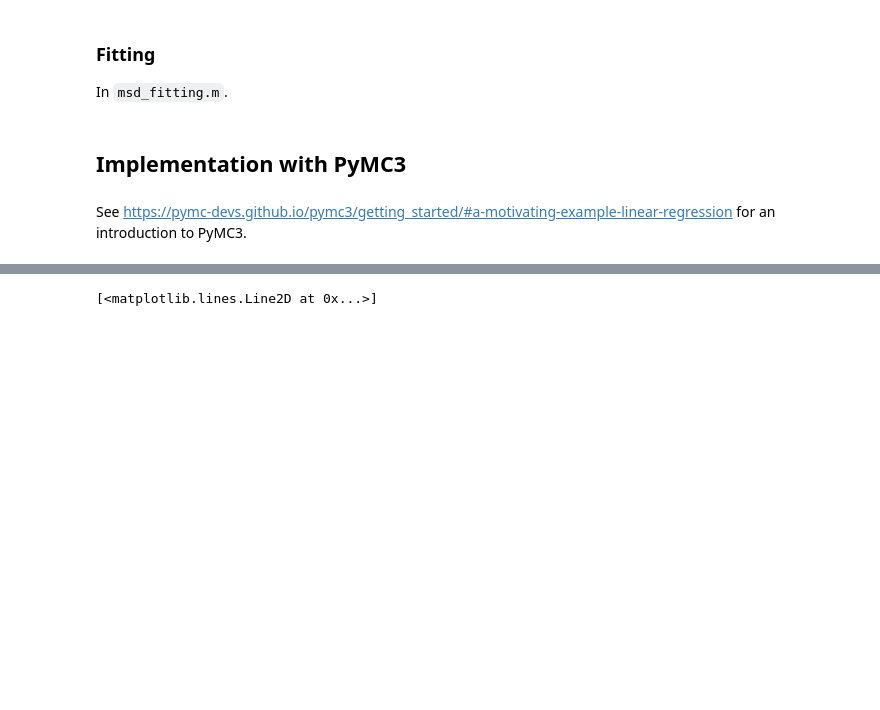
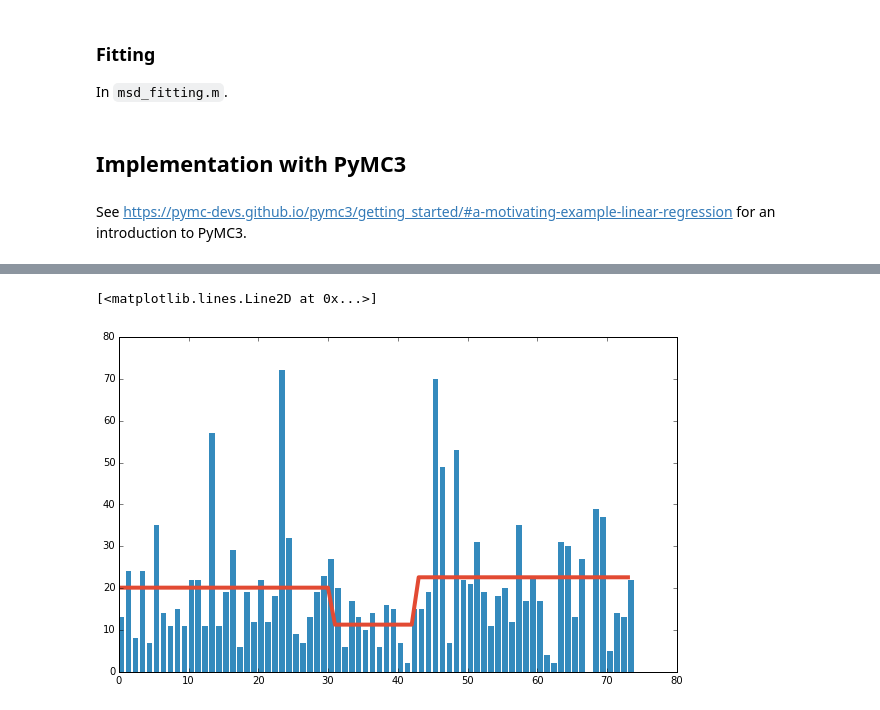
Before and after one commit to hadim/Public-Notebooks, a Jupyter notebook: msd_bayes/msd_bayes.ipynb, the cells around one changed output, grey strips where cells are left out. Drawn from its saved outputs; the diff is of its cells as text; code cells hidden in the pictures; blank space fills up the shorter version.

```diff
--- a/msd_bayes/msd_bayes.ipynb
+++ b/msd_bayes/msd_bayes.ipynb
@@ -263,18 +302,18 @@ array([[<matplotlib.axes._subplots.AxesSubplot object at 0x...>,
 # %%
 tau1 = trace['tau1'].mean()
 tau2 = trace['tau2'].mean()
 lambda_1 = trace['lambda_1'].mean()
 lambda_2 = trace['lambda_2'].mean()
 lambda_3 = trace['lambda_3'].mean()
 
 mcount = np.zeros(count_data.shape)
 mcount[:tau1] = lambda_1
 mcount[tau1:tau2] = lambda_2
 mcount[tau2:] = lambda_3
 
 plt.figure(figsize=(10, 6))
-count_data = np.loadtxt("/home/hadim/txtdata.csv")
 plt.bar(np.arange(len(count_data)), count_data, color="#348ABD", edgecolor="none")
 plt.plot(mcount, lw=4, color="#E24A33")
 # %% [output]
 [<matplotlib.lines.Line2D at 0x...>]
+[figure, added]
```
Also changed, not shown: parts of 18 cells of this notebook.
